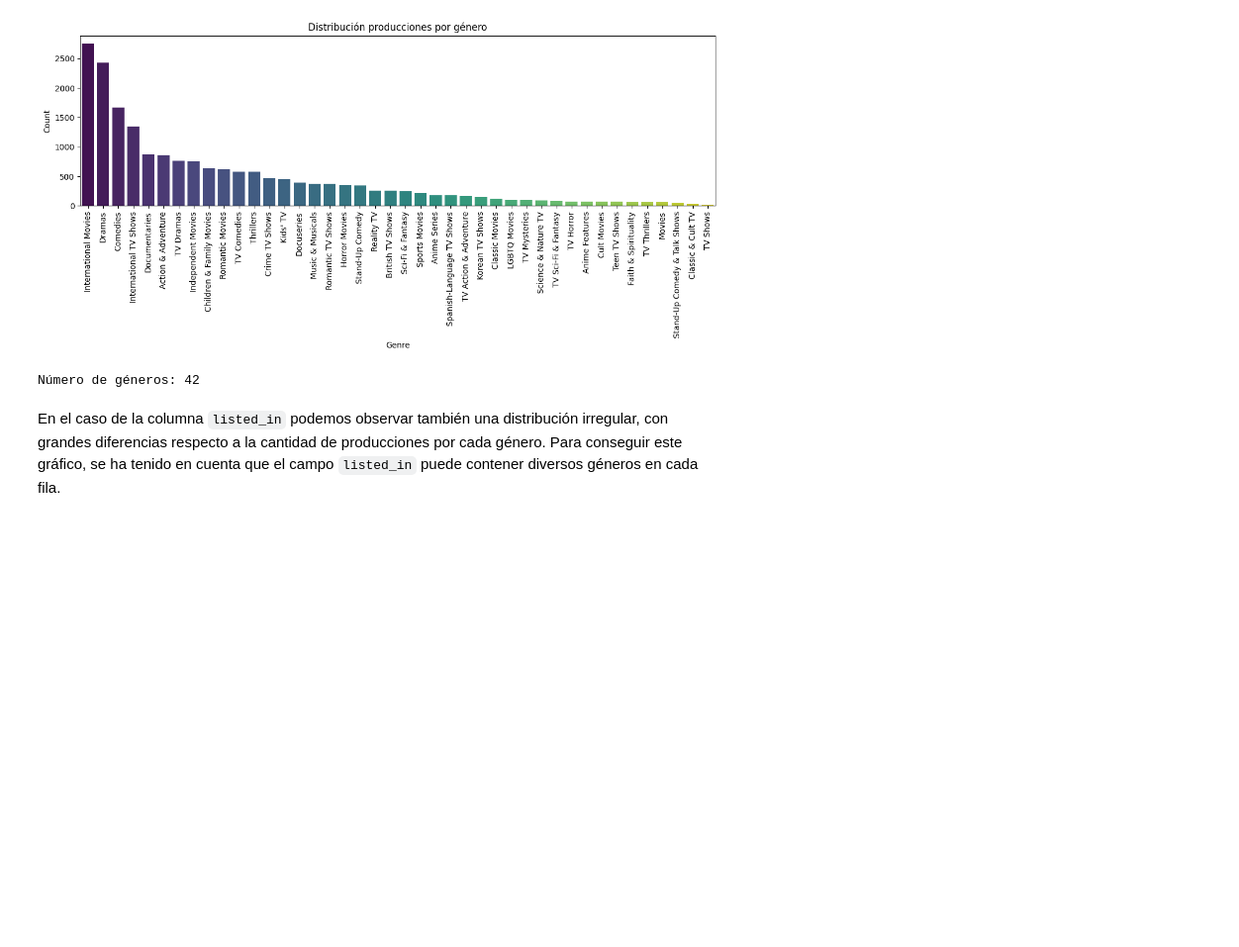
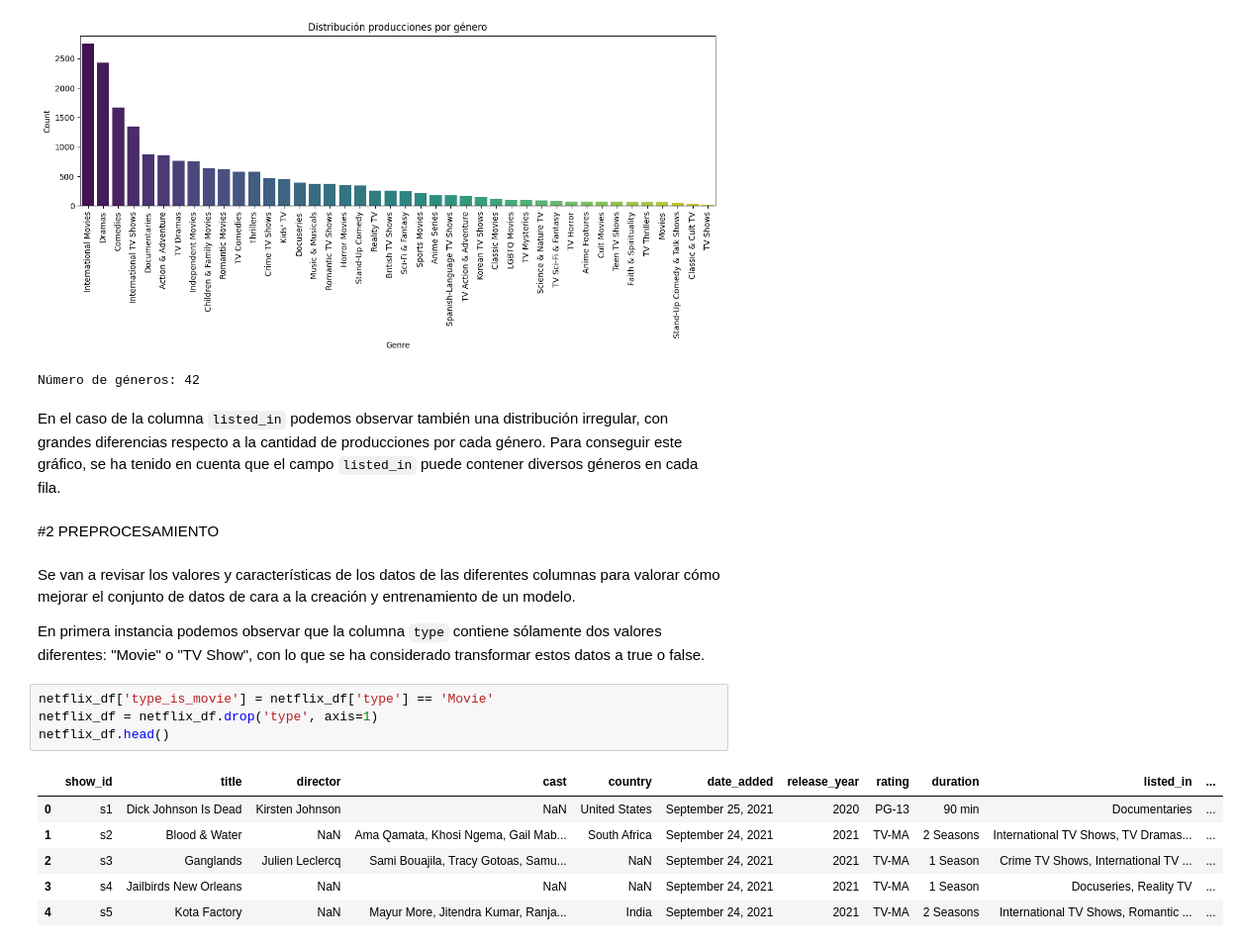
Before and after one commit to robertomartinezedu/Curso-IA-BigData, a Jupyter notebook: PIA/EntregaUd3.ipynb, the cells around one changed output. Shown at 99% size. Drawn from its saved outputs; the diff is of its cells as text; blank space fills up the shorter version.

````diff
--- a/PIA/EntregaUd3.ipynb
+++ b/PIA/EntregaUd3.ipynb
@@ -173,3 +173,20 @@ Número de géneros: 42
 # %% [markdown]
 En el caso de la columna ```listed_in``` podemos observar también una distribución irregular, con grandes diferencias respecto a la cantidad de producciones por cada género.
 Para conseguir este gráfico, se ha tenido en cuenta que el campo ```listed_in``` puede contener diversos géneros en cada fila.
+# %% [markdown]
+#2 PREPROCESAMIENTO
+# %% [markdown]
+Se van a revisar los valores y características de los datos de las diferentes columnas para valorar cómo mejorar el conjunto de datos de cara a la creación y entrenamiento de un modelo.
+
+En primera instancia podemos observar que la columna ```type``` contiene sólamente dos valores diferentes: "Movie" o "TV Show", con lo que se ha considerado transformar estos datos a true o false.
+# %%
+netflix_df['type_is_movie'] = netflix_df['type'] == 'Movie'
+netflix_df = netflix_df.drop('type', axis=1)
+netflix_df.head()
+# %% [output]
+|  | show_id | title | director | cast | country | date_added | release_year | rating | duration | listed_in | ... |
+| 0 | s1 | Dick Johnson Is Dead | Kirsten Johnson | NaN | United States | September 25, 2021 | 2020 | PG-13 | 90 min | Documentaries | ... |
+| 1 | s2 | Blood & Water | NaN | Ama Qamata, Khosi Ngema, Gail Mab... | South Africa | September 24, 2021 | 2021 | TV-MA | 2 Seasons | International TV Shows, TV Dramas... | ... |
+| 2 | s3 | Ganglands | Julien Leclercq | Sami Bouajila, Tracy Gotoas, Samu... | NaN | September 24, 2021 | 2021 | TV-MA | 1 Season | Crime TV Shows, International TV ... | ... |
+| 3 | s4 | Jailbirds New Orleans | NaN | NaN | NaN | September 24, 2021 | 2021 | TV-MA | 1 Season | Docuseries, Reality TV | ... |
+| 4 | s5 | Kota Factory | NaN | Mayur More, Jitendra Kumar, Ranja... | India | September 24, 2021 | 2021 | TV-MA | 2 Seasons | International TV Shows, Romantic ... | ... |
````
